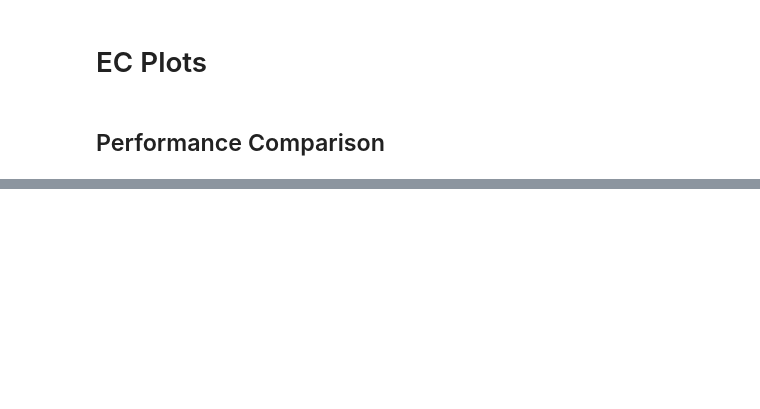
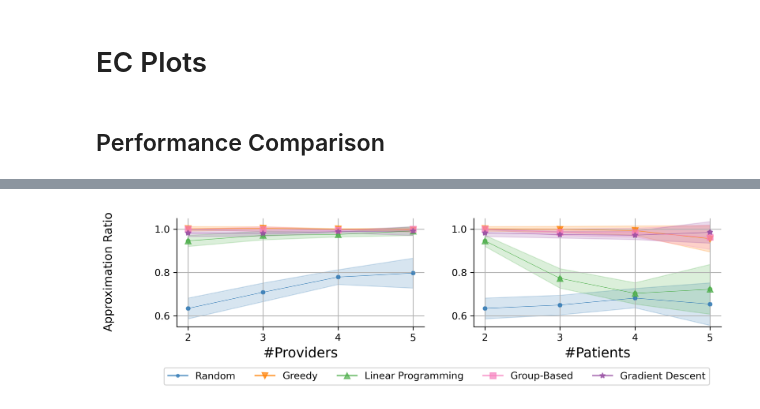
Before and after one commit to naveenr414/patient-provider, a Jupyter notebook: scripts/notebooks/Plotting.ipynb, the cells around one changed output, grey strips where cells are left out. Saved outputs shown, nothing was run; the diff lists cells and outputs as text; code cells hidden in the pictures; blank space fills up the shorter version.

Commit message:
Made plots for EC

```diff
--- a/scripts/notebooks/Plotting.ipynb
+++ b/scripts/notebooks/Plotting.ipynb
@@ -20,6 +24,9 @@ from patient.utils import get_results_matching_parameters,aggregate_data, aggreg
 plt.style.use('ggplot')
 colors = plt.rcParams['axes.prop_cycle'].by_key()['color']
 plt.style.use('default')
+# %%
+plt.rcParams['figure.dpi'] = 300
+plt.rcParams['savefig.dpi'] = 300
 # %%
 plt.rcParams['xtick.labelsize'] = 18
 plt.rcParams['ytick.labelsize'] = 18
@@ -65,6 +72,11 @@ shapes_by_method = {}
 all_shapes = ['P','o','v','D','s','x','^','<','>']
 for i,m in enumerate(baseline_methods+lp_methods+patient_provider_methods):
     shapes_by_method[m] = all_shapes[i%len(all_shapes)]
+# %%
+style_size = 'paper'
+# %%
+methods = ['random','greedy','lp','group_based','gradient_descent_fast']
+method_labels = ["Random","Greedy","Linear Programming","Group-Based","Gradient Descent"]
 # %% [markdown]
 # EC Plots
 # %% [markdown]
@@ -1592,0 +99,39 @@ fig.savefig("../../results/figures/mnl_exit_options.pdf",dpi=300, bbox_inches='t
+# %%
+patient_y_values = [[] for i in range(len(methods))]
+patient_y_confidences = [[] for i in range(len(methods))]
+baseline_params = {'num_providers': 2}
+for i in range(len(x_values)):
+    baseline_params['num_patients'] = x_values[i]
+
+    results = get_results_matching_parameters(dataset,"",baseline_params)
+    aggregate_data = aggregate_normalize_data(results,baseline="optimal")
+    for method in range(len(labels)):
+        patient_y_values[method].append(aggregate_data['{}_utilities'.format(methods[method])][0])
+        patient_y_confidences[method].append(aggregate_data['{}_utilities'.format(methods[method])][1]/len(results)**.5)
+# %%
+plot_dimensions = (1,2)
+x_labels = [["#Providers","#Patients"]]
+sup_y_label = "Approximation Ratio"
+overall_format = {'figsize':(10,2),
+    'style_size': style_size,
+    'x_ticks': [[[[2,3,4,5],[2,3,4,5]],[[2,3,4,5],[2,3,4,5]]]],
+    'y_ticks': [[[[0.6,0.8,1.0],[0.6,0.8,1.0]],[[0.6,0.8,1.0],[0.6,0.8,1.0]]]],
+    'y_lim': [[[0.55,1.05],[0.55,1.05]]],
+    'has_grid': True,
+}
+
+fig,ax = create_axes(plot_dimensions,overall_format,x_labels=x_labels,sup_y_label=sup_y_label)
+
+line_format = {'color_palette': 'six_color', 'size': 15}
+plot_line(ax[0][0],[x_values for i in range(len(provider_y_values))],provider_y_values,provider_y_confidences,method_labels,line_format)
+plot_scatter(ax[0][0],[x_values for i in range(len(provider_y_values))],provider_y_values,line_format)
+
+plot_line(ax[0][1],[x_values for i in range(len(patient_y_values))],patient_y_values,patient_y_confidences,method_labels,line_format)
+plot_scatter(ax[0][1],[x_values for i in range(len(patient_y_confidences))],patient_y_values,line_format)
+
+legend_format = {'style_size': style_size,'type': 'is_global', 'loc': 'lower left', 'ncol': 5, 'bbox_to_anchor': (0.1,-0.34), 'show_point': True}
+create_legend(fig,ax,plot_dimensions,legend_format)
+
+fig.savefig("../../results/figures/small_patient_provider.pdf",dpi=300, bbox_inches='tight')
+# %% [output]
+[figure, added]
```
Also changed, not shown: parts of 48 cells of this notebook, 15 other files.
